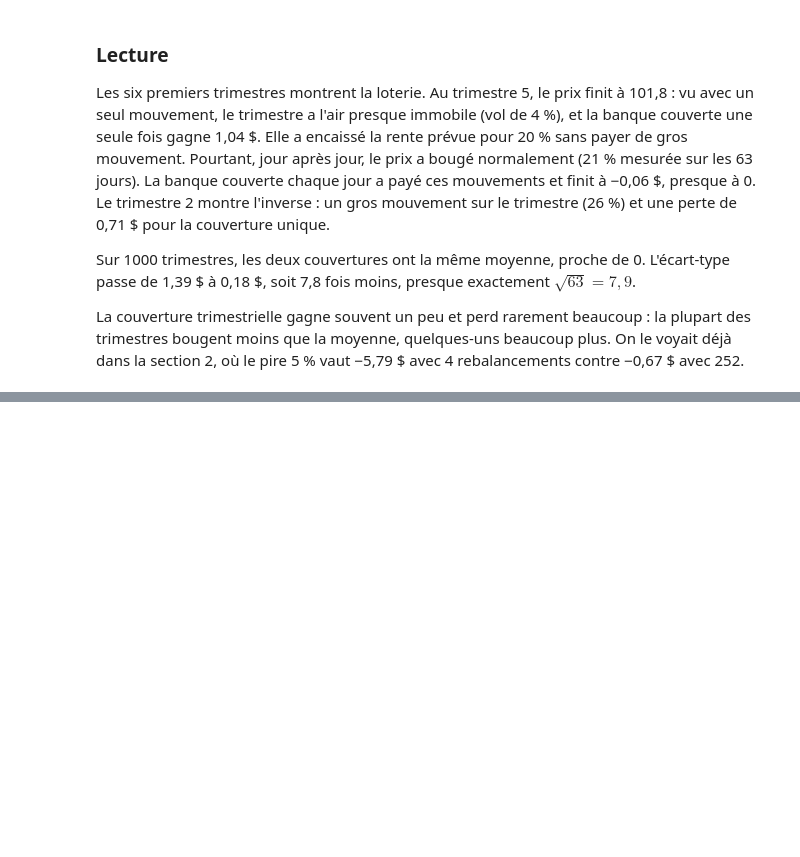
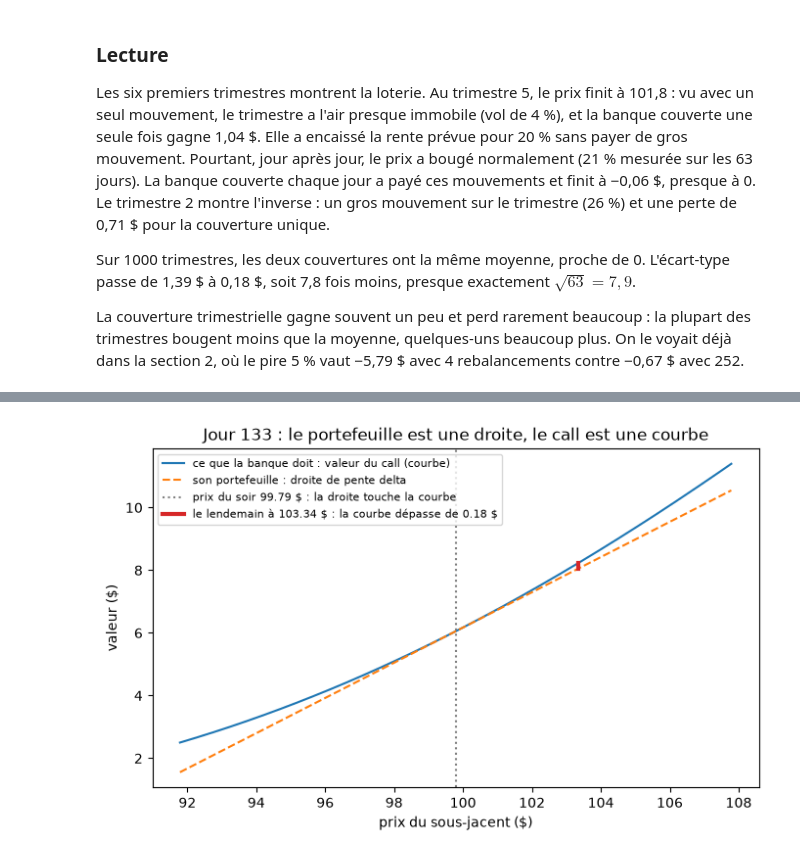
Before and after one commit to Maxence-Latreuille/spread-option-pricing, a Jupyter notebook: notebooks/01_hedging_simulation.ipynb, the cells around one changed output, grey strips where cells are left out. Saved outputs shown, nothing was run; the diff lists cells and outputs as text; code cells hidden in the pictures; blank space fills up the shorter version.

```diff
--- a/notebooks/01_hedging_simulation.ipynb
+++ b/notebooks/01_hedging_simulation.ipynb
@@ -162,0 +360,23 @@ La couverture trimestrielle gagne souvent un peu et perd rarement beaucoup : la
+# %%
+day = 133
+S, S_next = one_path[day], one_path[day + 1]
+tau = T - day * dt
+grid = np.linspace(S - 8, S + 8, 200) # prices around the evening price
+curve = bs_call(grid, K, tau, r, sigma) # call value if the price were x (same evening, no time passing)
+line = owed[day] + deltas[day] * (grid - S) # hedge: value changes by delta per $ of price
+
+fig, ax = plt.subplots(figsize=(8, 4.5))
+ax.plot(grid, curve, label="ce que la banque doit : valeur du call (courbe)")
+ax.plot(grid, line, "--", label="son portefeuille : droite de pente delta")
+ax.axvline(S, color="gray", linestyle=":", label=rf"prix du soir {S:.2f} \$ : la droite touche la courbe")
+gap_top = bs_call(S_next, K, tau, r, sigma)
+gap_bottom = owed[day] + deltas[day] * (S_next - S)
+ax.plot([S_next, S_next], [gap_bottom, gap_top], color="tab:red", linewidth=3,
+        label=rf"le lendemain à {S_next:.2f} \$ : la courbe dépasse de {gap_top - gap_bottom:.2f} \$")
+ax.set_xlabel("prix du sous-jacent ($)")
+ax.set_ylabel("valeur ($)")
+ax.set_title(f"Jour {day} : le portefeuille est une droite, le call est une courbe")
+ax.legend(fontsize=8)
+plt.show()
+# %% [output]
+[figure, added]
```
Also changed, not shown: parts of 16 cells of this notebook, 1 other file.
